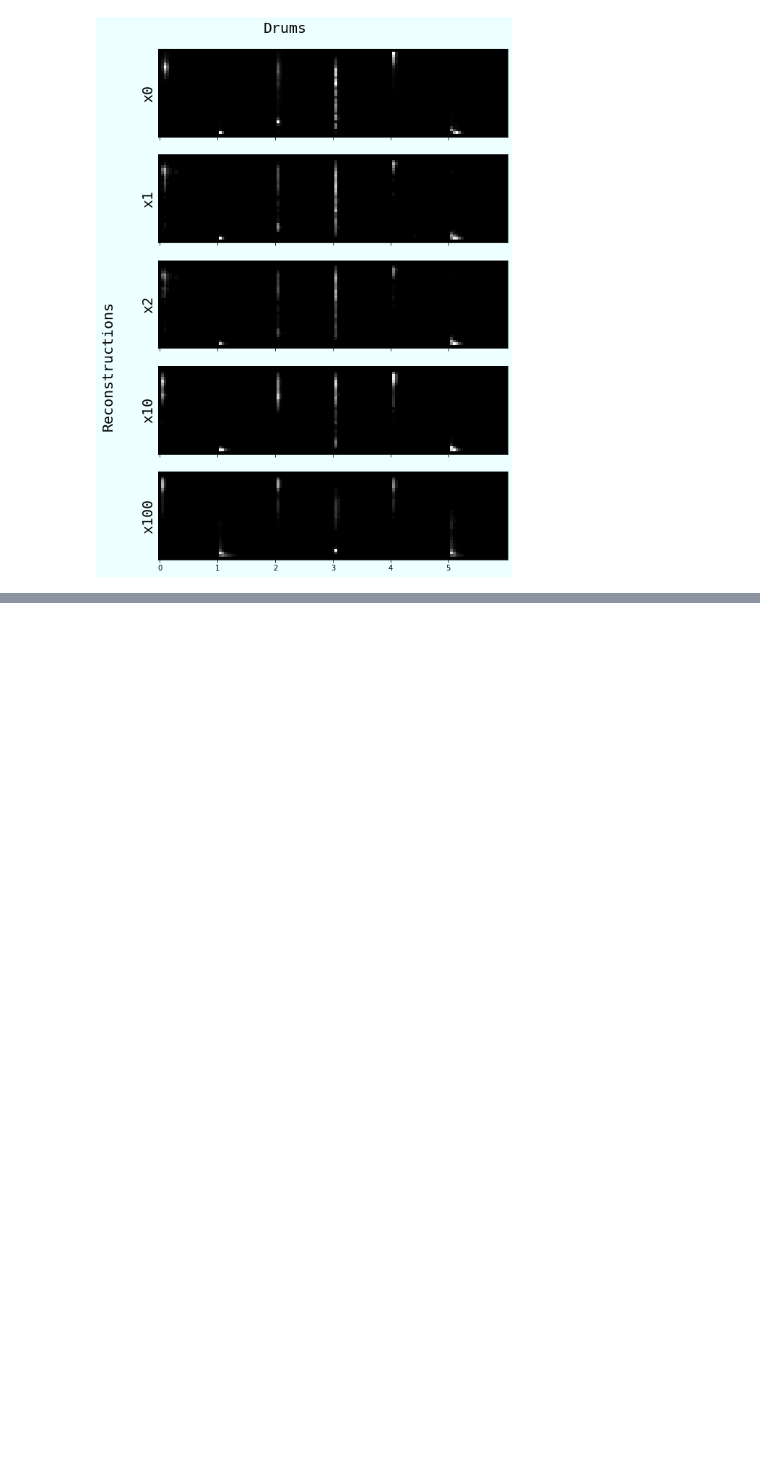
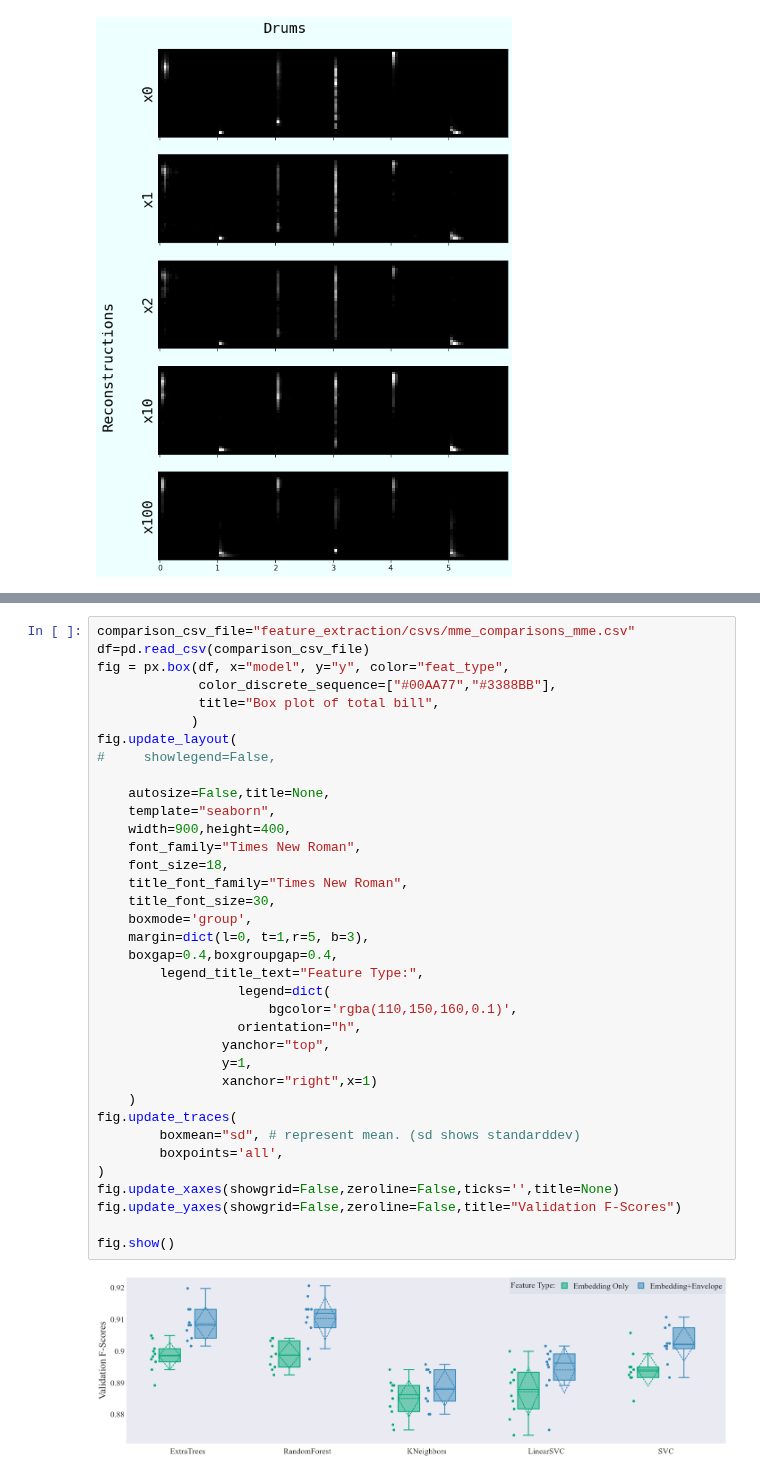
Before and after one commit to imilas/Synths_Stacks_Search, a Jupyter notebook: presentation.ipynb, the cells around one changed output, grey strips where cells are left out. Saved outputs shown, nothing was run; the diff lists cells and outputs as text; blank space fills up the shorter version.

```diff
--- a/presentation.ipynb
+++ b/presentation.ipynb
@@ -862,0 +1015,38 @@ fig.axes[0].set_xticklabels(ticks)
+# %%
+comparison_csv_file="feature_extraction/csvs/mme_comparisons_mme.csv"
+df=pd.read_csv(comparison_csv_file)
+fig = px.box(df, x="model", y="y", color="feat_type",
+             color_discrete_sequence=["#00AA77","#3388BB"],
+             title="Box plot of total bill",
+            )
+fig.update_layout(
+#     showlegend=False,
+
+    autosize=False,title=None,
+    template="seaborn",
+    width=900,height=400,
+    font_family="Times New Roman",
+    font_size=18,
+    title_font_family="Times New Roman",
+    title_font_size=30,
+    boxmode='group',
+    margin=dict(l=0, t=1,r=5, b=3),
+    boxgap=0.4,boxgroupgap=0.4,
+        legend_title_text="Feature Type:",
+                  legend=dict(
+                      bgcolor='rgba(110,150,160,0.1)',
+                  orientation="h",
+                yanchor="top",
+                y=1,
+                xanchor="right",x=1)
+    )
+fig.update_traces(
+        boxmean="sd", # represent mean. (sd shows standarddev)
+        boxpoints='all',
+)
+fig.update_xaxes(showgrid=False,zeroline=False,ticks='',title=None)
+fig.update_yaxes(showgrid=False,zeroline=False,title="Validation F-Scores")
+
+fig.show()
+# %% [output]
+[figure, added]
```
Also changed, not shown: parts of 4 cells of this notebook, 4 other files.
